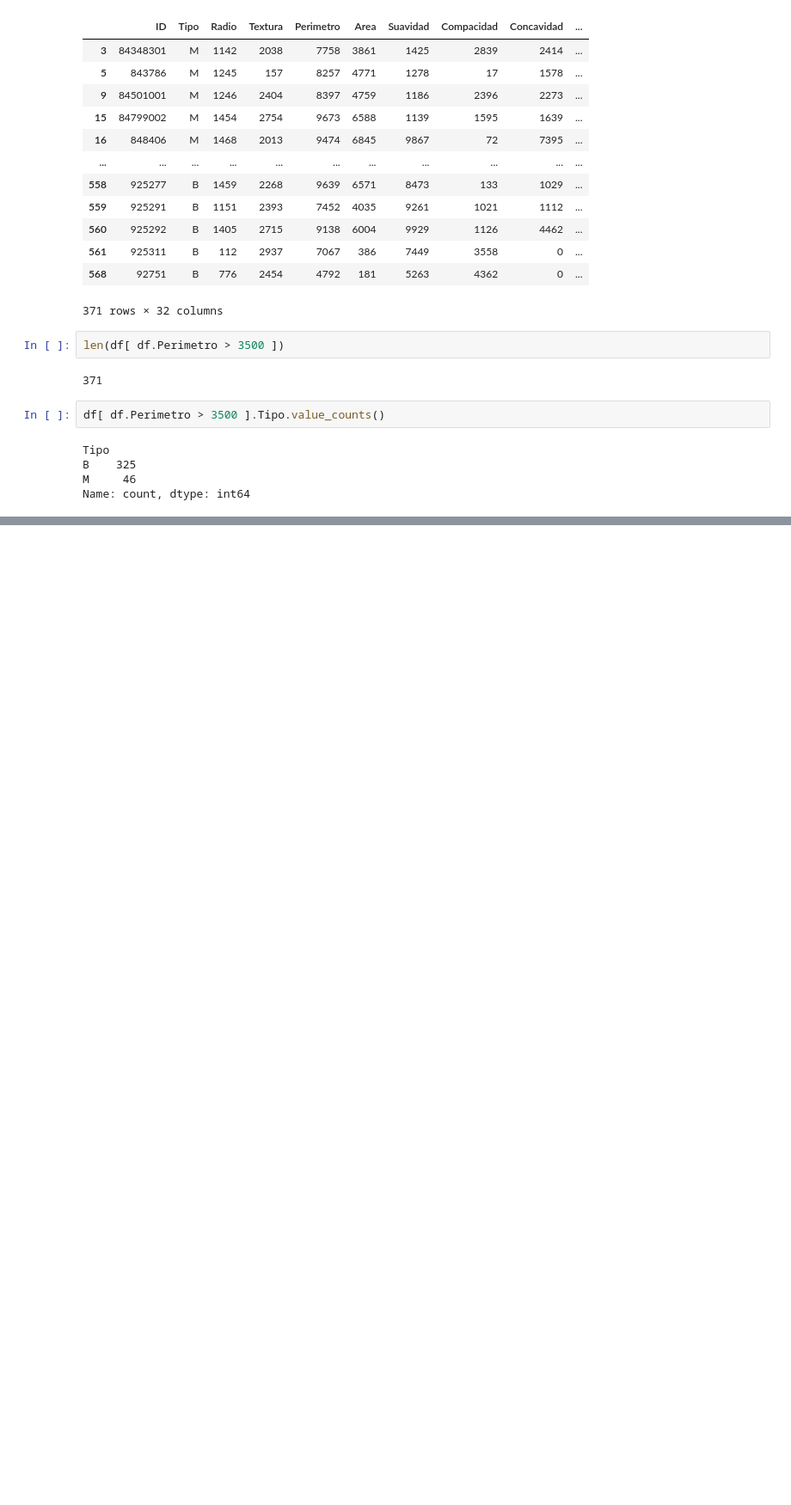
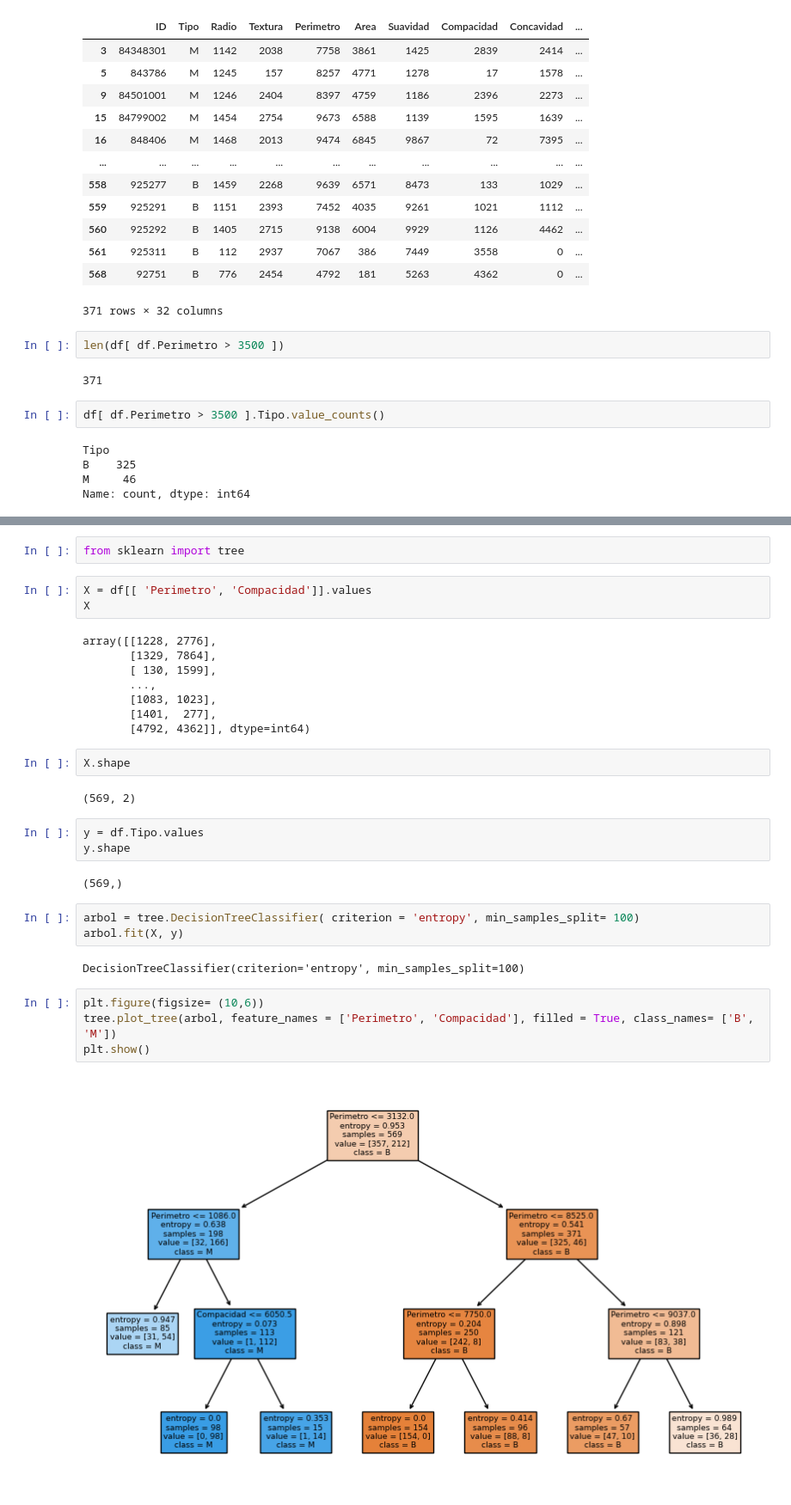
Before and after one commit to JhonZafra/Statistic_Concepts, a Jupyter notebook: SemanaXI/IntroducciónML.ipynb, the cells around one changed output, grey strips where cells are left out. Shown at 86% size. Drawn from its saved outputs; the diff is of its cells as text; blank space fills up the shorter version.

```diff
--- a/SemanaXI/IntroducciónML.ipynb
+++ b/SemanaXI/IntroducciónML.ipynb
@@ -110,0 +166,33 @@ Name: count, dtype: int64
+# %%
+from sklearn import tree
+# %%
+X = df[[ 'Perimetro', 'Compacidad']].values
+X
+# %% [output]
+array([[1228, 2776],
+       [1329, 7864],
+       [ 130, 1599],
+       ...,
+       [1083, 1023],
+       [1401,  277],
+       [4792, 4362]], dtype=int64)
+# %%
+X.shape
+# %% [output]
+(569, 2)
+# %%
+y = df.Tipo.values
+y.shape
+# %% [output]
+(569,)
+# %%
+arbol = tree.DecisionTreeClassifier( criterion = 'entropy', min_samples_split= 100)
+arbol.fit(X, y)
+# %% [output]
+DecisionTreeClassifier(criterion='entropy', min_samples_split=100)
+# %%
+plt.figure(figsize= (10,6))
+tree.plot_tree(arbol, feature_names = ['Perimetro', 'Compacidad'], filled = True, class_names= ['B', 'M'])
+plt.show()
+# %% [output]
+[figure, added]
```
Also changed, not shown: parts of 21 cells of this notebook.
